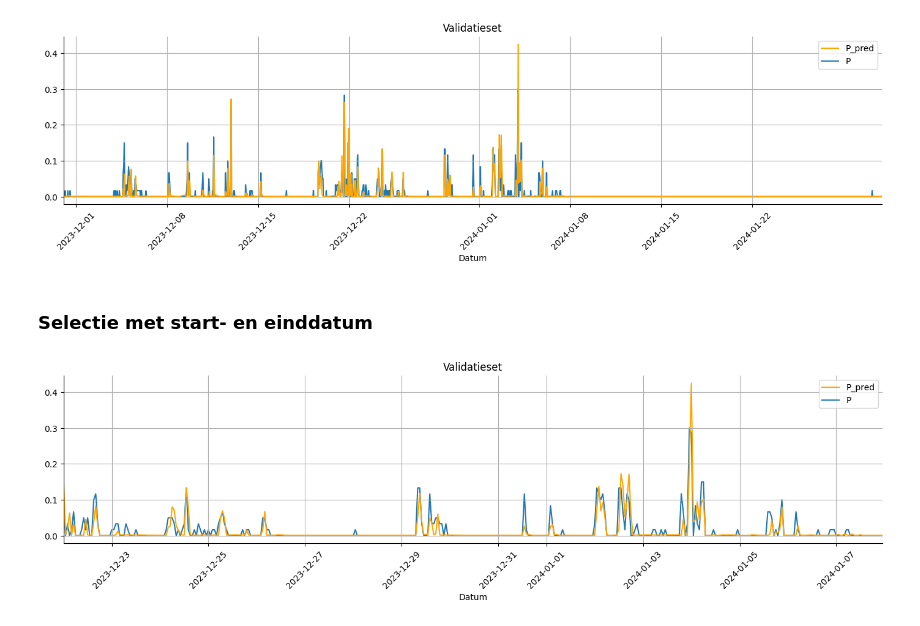
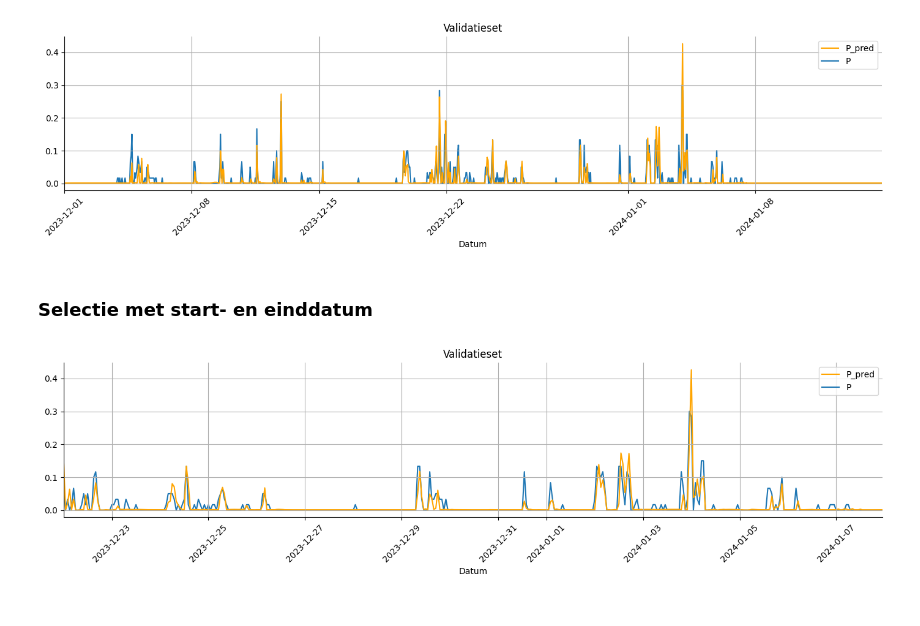
Before and after one commit to HKV-products-services/drinkwaterwinning-bleijerheide, a Jupyter notebook: run_model.ipynb, the cells around one changed output. Saved outputs shown, nothing was run; the diff lists cells and outputs as text; code cells hidden in the pictures.

Commit message:
fixed small issue in data and update model notebook for improved plots

```diff
--- a/run_model.ipynb
+++ b/run_model.ipynb
@@ -54,7 +44,7 @@ X_val = pd.read_csv('data/X_val_scaled_new.csv', index_col=0, parse_dates=True)
 Y_val = pd.read_csv('data/Y_val_new.csv', index_col=0, parse_dates=True)
 
 # maak voorspelling
-y_val_hat = pd.DataFrame(index=X_test.index, data=model.predict(X_val), columns=['P_pred'])
+y_val_hat = pd.DataFrame(index=X_val.index, data=model.predict(X_val), columns=['P_pred'])
 y_val_hat[y_val_hat['P_pred'] < 0] = 0
 
 # plot
@@ -64,4 +54,4 @@ plot_resultaat(Y_val, y_val_hat, path='resultaat_validatieset.png', title="Valid
-[figure, old version]
+[figure, new version]
 # %% [markdown]
 ### Selectie met start- en einddatum
 # %%
@@ -79,6 +69,6 @@ start_date = pd.to_datetime('2023-12-22')
 # kies einddatum
 end_date = pd.to_datetime('2024-01-08')
 
-plot_resultaat(select_daterange(Y_val, start_date, end_date), select_daterange(y_val_hat, start_date, end_date), path='resultaat_validatieset.png', title="Validatieset")
+plot_resultaat(select_daterange(Y_val, start_date, end_date), select_daterange(y_val_hat, start_date, end_date), path=f"resultaat_validatieset_van_{start_date.strftime('%Y%m%d')}_tot_{end_date.strftime('%Y%m%d')}.png", title="Validatieset")
 # %% [output]
-[figure, old version]
+[figure, new version]
```
Also changed, not shown: parts of 5 cells of this notebook, 12 other files.
